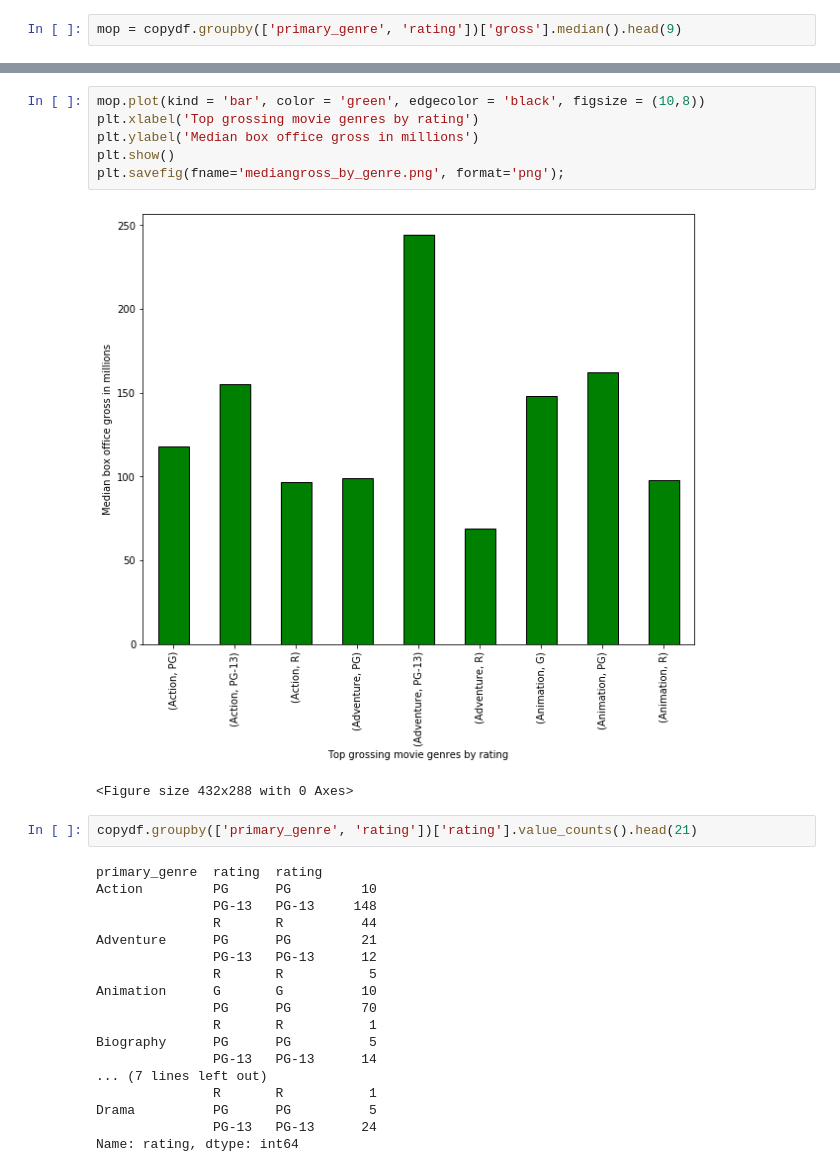
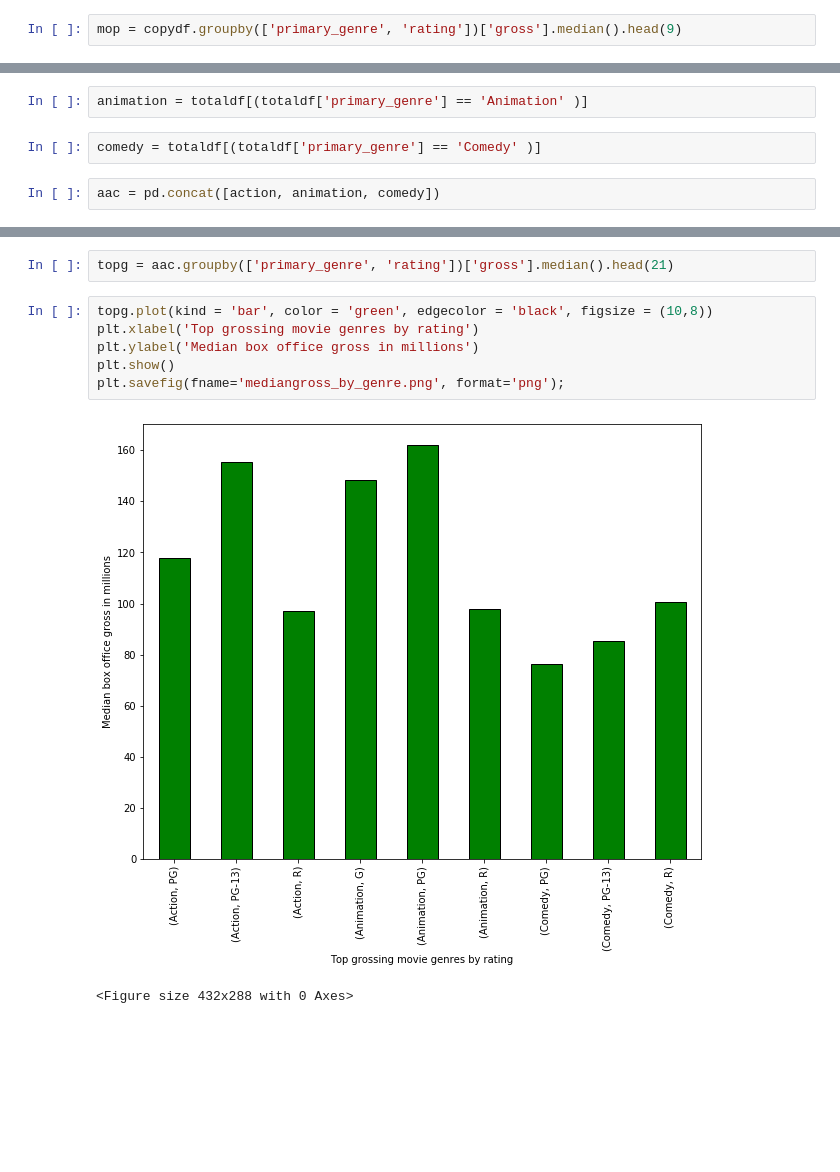
Before and after one commit to CarsonLloydd/movie_revenue_by_genre, a Jupyter notebook: Visuals.ipynb, the cells around one changed output, grey strips where cells are left out. Cells and saved outputs as stored; diff of their text form; blank space fills up the shorter version.

Commit message:
created new visualizations

```diff
--- a/Visuals.ipynb
+++ b/Visuals.ipynb
@@ -168,0 +200,6 @@ mop = copydf.groupby(['primary_genre', 'rating'])['gross'].median().head(9)
+# %%
+animation = totaldf[(totaldf['primary_genre'] == 'Animation' )]
+# %%
+comedy = totaldf[(totaldf['primary_genre'] == 'Comedy' )]
+# %%
+aac = pd.concat([action, animation, comedy])
@@ -169,29 +236,11 @@ mop = copydf.groupby(['primary_genre', 'rating'])['gross'].median().head(9)
+# %%
+topg = aac.groupby(['primary_genre', 'rating'])['gross'].median().head(21)
 # %%
-mop.plot(kind = 'bar', color = 'green', edgecolor = 'black', figsize = (10,8))
+topg.plot(kind = 'bar', color = 'green', edgecolor = 'black', figsize = (10,8))
 plt.xlabel('Top grossing movie genres by rating')
 plt.ylabel('Median box office gross in millions')
 plt.show()
 plt.savefig(fname='mediangross_by_genre.png', format='png');
 # %% [output]
-[figure, old version]
+[figure, new version]
 <Figure size 432x288 with 0 Axes>
-# %%
-copydf.groupby(['primary_genre', 'rating'])['rating'].value_counts().head(21)
-# %% [output]
-primary_genre  rating  rating
-Action         PG      PG         10
-               PG-13   PG-13     148
-               R       R          44
-Adventure      PG      PG         21
-               PG-13   PG-13      12
-               R       R           5
-Animation      G       G          10
-               PG      PG         70
-               R       R           1
-Biography      PG      PG          5
-               PG-13   PG-13      14
-... (7 lines left out)
-               R       R           1
-Drama          PG      PG          5
-               PG-13   PG-13      24
-Name: rating, dtype: int64
```
Also changed, not shown: parts of 5 cells of this notebook.
